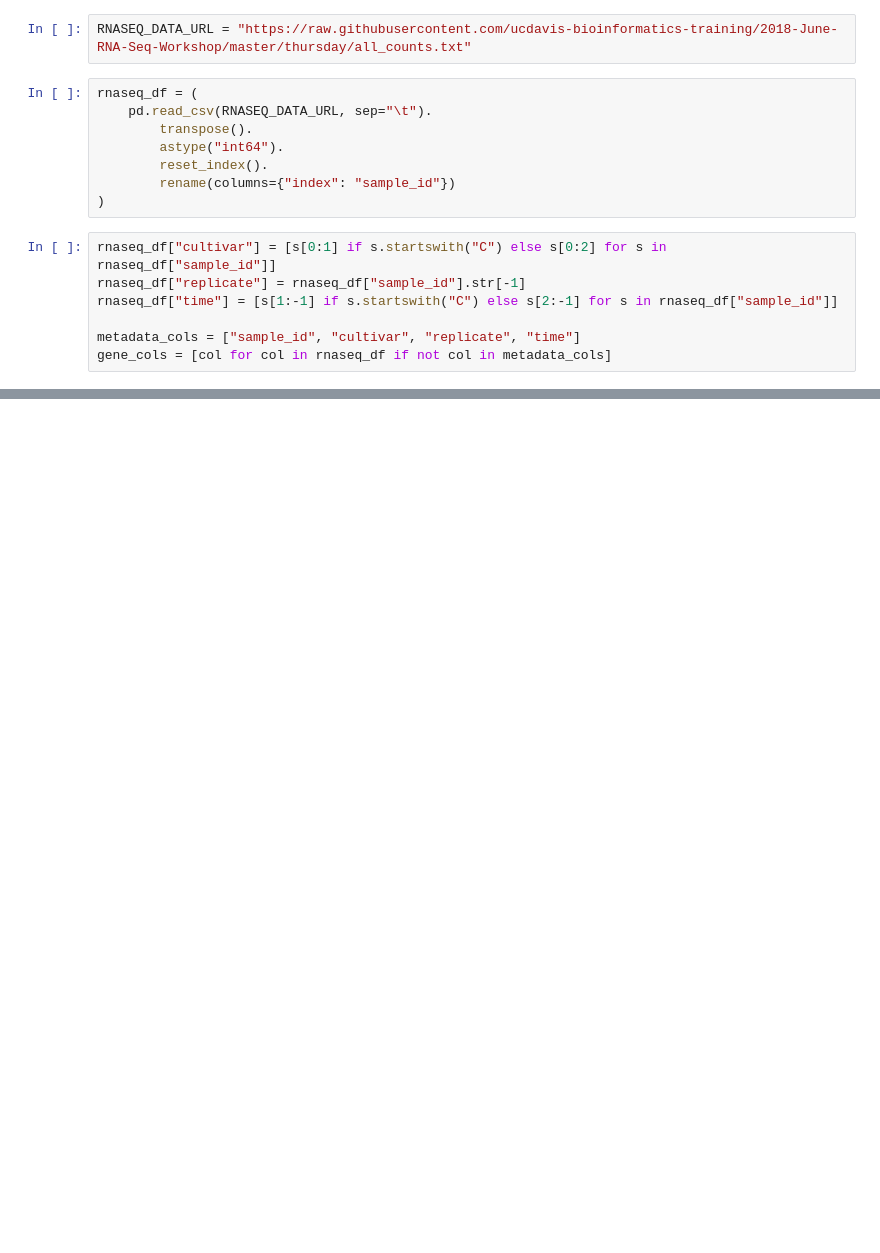
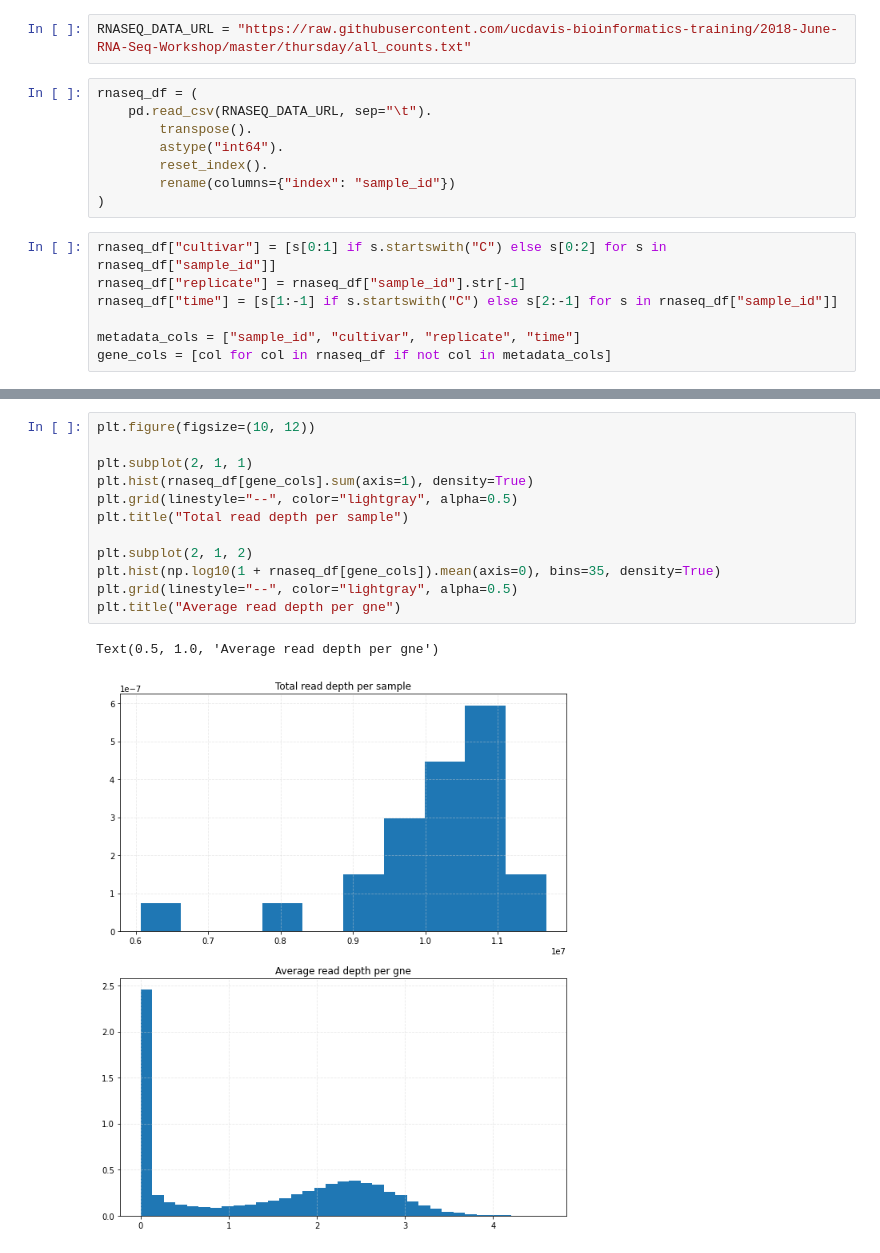
Before and after one commit to ssoi/sameersoi.com, a Jupyter notebook: content/bayesian_workflow_rna-seq.ipynb, the cells around one changed output, grey strips where cells are left out. Drawn from its saved outputs; the diff is of its cells as text; blank space fills up the shorter version.

```diff
--- a/content/bayesian_workflow_rna-seq.ipynb
+++ b/content/bayesian_workflow_rna-seq.ipynb
@@ -72,0 +87,15 @@ rnaseq_df.iloc[0:5, 0:5]
+# %%
+plt.figure(figsize=(10, 12))
+
+plt.subplot(2, 1, 1)
+plt.hist(rnaseq_df[gene_cols].sum(axis=1), density=True)
+plt.grid(linestyle="--", color="lightgray", alpha=0.5)
+plt.title("Total read depth per sample")
+
+plt.subplot(2, 1, 2)
+plt.hist(np.log10(1 + rnaseq_df[gene_cols]).mean(axis=0), bins=35, density=True)
+plt.grid(linestyle="--", color="lightgray", alpha=0.5)
+plt.title("Average read depth per gne")
+# %% [output]
+Text(0.5, 1.0, 'Average read depth per gne')
+[figure, added]
```
Also changed, not shown: parts of 31 cells of this notebook.
